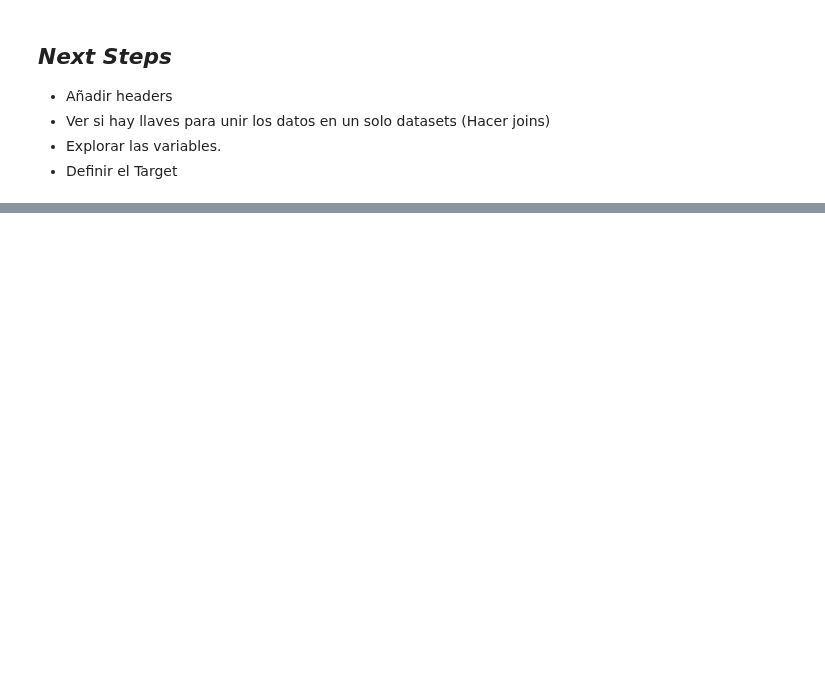
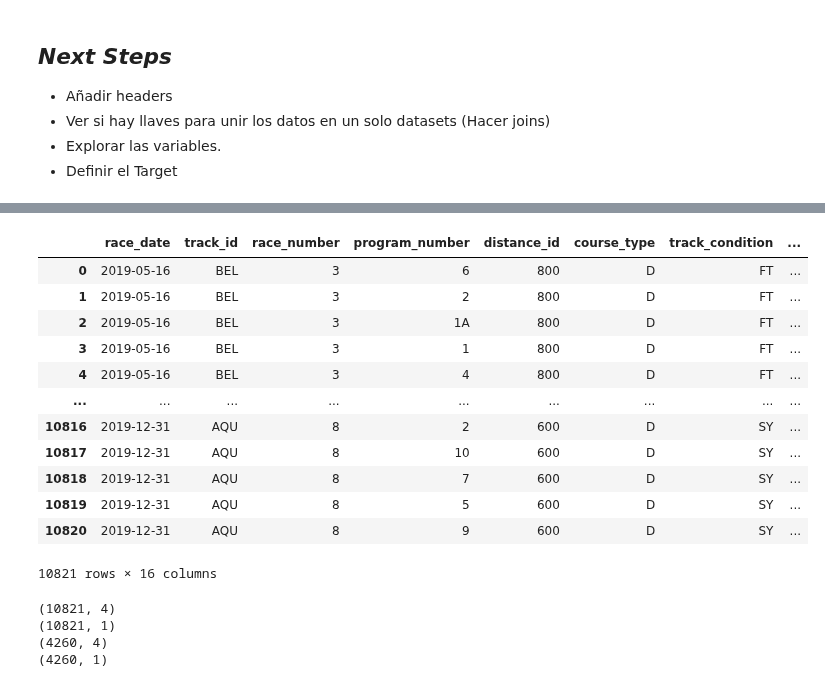
Before and after one commit to jsebastianquiroga/Big_Data-_Derby_2022_SI, a Jupyter notebook: Notebooks/Sistemas_Inteligentes.ipynb, the cells around one changed output, grey strips where cells are left out. Cells and saved outputs as stored; diff of their text form; code cells hidden in the pictures; blank space fills up the shorter version.

```diff
--- a/Notebooks/Sistemas_Inteligentes.ipynb
+++ b/Notebooks/Sistemas_Inteligentes.ipynb
@@ -518,0 +651,6 @@ rt
+# %%
+nyra_2019_naive['First_3']=nyra_2019_naive['First_3'].astype(int)
+nyra_2019_naive['prediction']=nyra_2019_naive['prediction'].astype(int)
+from sklearn.metrics import confusion_matrix
+from sklearn.metrics import accuracy_score
+accuracy_score(nyra_2019_naive['First_3'], nyra_2019_naive['prediction'], normalize=True)
@@ -518,0 +698,23 @@ rt
+# %%
+#Ordeno por fecha
+test=nyra_2019_naive[["race_date", "track_id", "race_number"]].drop_duplicates().head(600)
+train=nyra_2019_naive[["race_date", "track_id", "race_number"]].drop_duplicates().tail(1400)
+#Traigo 70% de las carreras para train y el 30% para test
+train=train.merge(nyra_2019_naive, on=['race_date','race_number','track_id'], how='left').sort_values(by=['race_date','track_id','race_number', 'odds'], ascending=True, na_position='first')
+test=test.merge(nyra_2019_naive, on=['race_date','race_number','track_id'], how='left').sort_values(by=['race_date','track_id','race_number', 'odds'], ascending=True, na_position='first')
+# %%
+train
+# %% [output]
+|  | race_date | track_id | race_number | program_number | distance_id | course_type | track_condition | ... |
+| 0 | 2019-05-16 | BEL | 3 | 6 | 800 | D | FT | ... |
+| 1 | 2019-05-16 | BEL | 3 | 2 | 800 | D | FT | ... |
+| 2 | 2019-05-16 | BEL | 3 | 1A | 800 | D | FT | ... |
+| 3 | 2019-05-16 | BEL | 3 | 1 | 800 | D | FT | ... |
+| 4 | 2019-05-16 | BEL | 3 | 4 | 800 | D | FT | ... |
+| ... | ... | ... | ... | ... | ... | ... | ... | ... |
+| 10816 | 2019-12-31 | AQU | 8 | 2 | 600 | D | SY | ... |
+| 10817 | 2019-12-31 | AQU | 8 | 10 | 600 | D | SY | ... |
+| 10818 | 2019-12-31 | AQU | 8 | 7 | 600 | D | SY | ... |
+| 10819 | 2019-12-31 | AQU | 8 | 5 | 600 | D | SY | ... |
+| 10820 | 2019-12-31 | AQU | 8 | 9 | 600 | D | SY | ... |
+10821 rows × 16 columns
@@ -518,0 +731,10 @@ rt
+# %%
+print(X_train.shape)
+print(y_train.shape)
+print(X_test.shape)
+print(y_test.shape)
+# %% [output]
+(10821, 4)
+(10821, 1)
+(4260, 4)
+(4260, 1)
```
Also changed, not shown: parts of 37 cells of this notebook.
